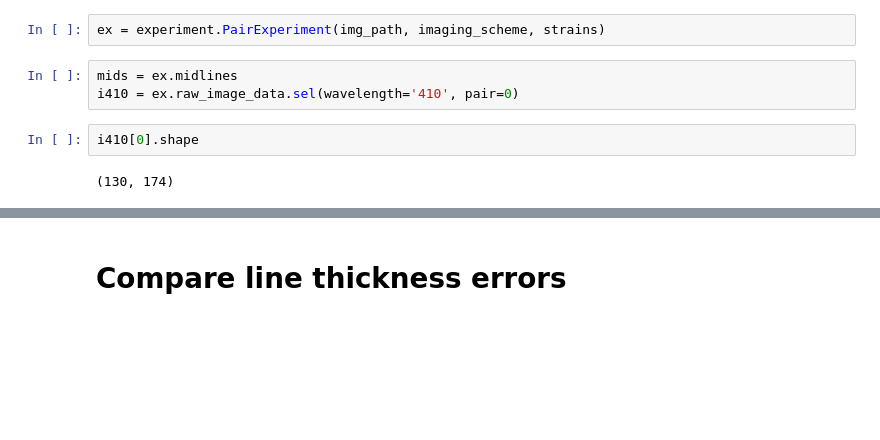
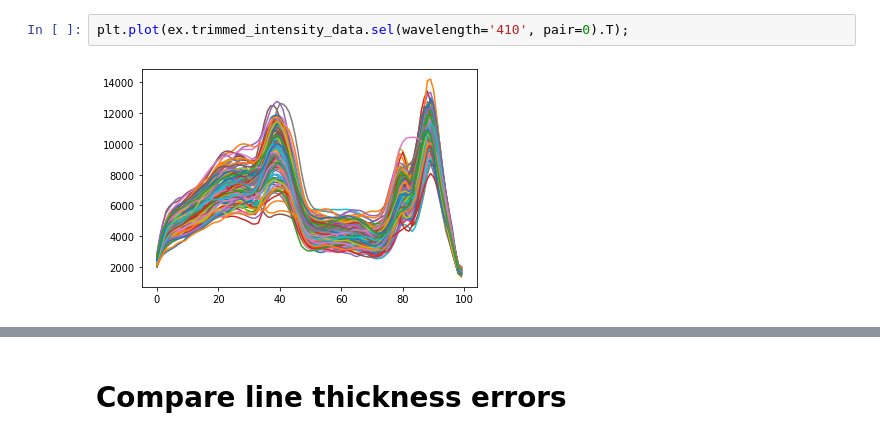
Before and after one commit to ApfeldLab/pharynx_redox, a Jupyter notebook: python/notebooks/playground.ipynb, the cells around one changed output, grey strips where cells are left out. Drawn from its saved outputs; the diff is of its cells as text; blank space fills up the shorter version.

```diff
--- a/python/notebooks/playground.ipynb
+++ b/python/notebooks/playground.ipynb
@@ -32,9 +42,4 @@ strains = pio.load_strain_map_from_disk(strain_map_path)
-# %%
-ex = experiment.PairExperiment(img_path, imaging_scheme, strains)
 # %%
-mids = ex.midlines
-i410 = ex.raw_image_data.sel(wavelength='410', pair=0)
+plt.plot(ex.trimmed_intensity_data.sel(wavelength='410', pair=0).T);
+# %% [output]
+[figure, added]
-# %%
-i410[0].shape
-# %% [output]
-(130, 174)
```
Also changed, not shown: parts of 30 cells of this notebook, 4 other files.
